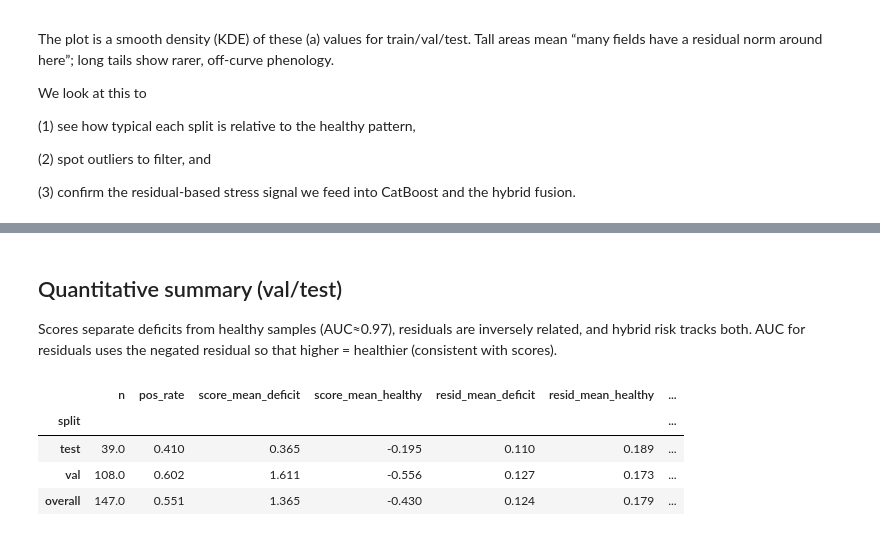
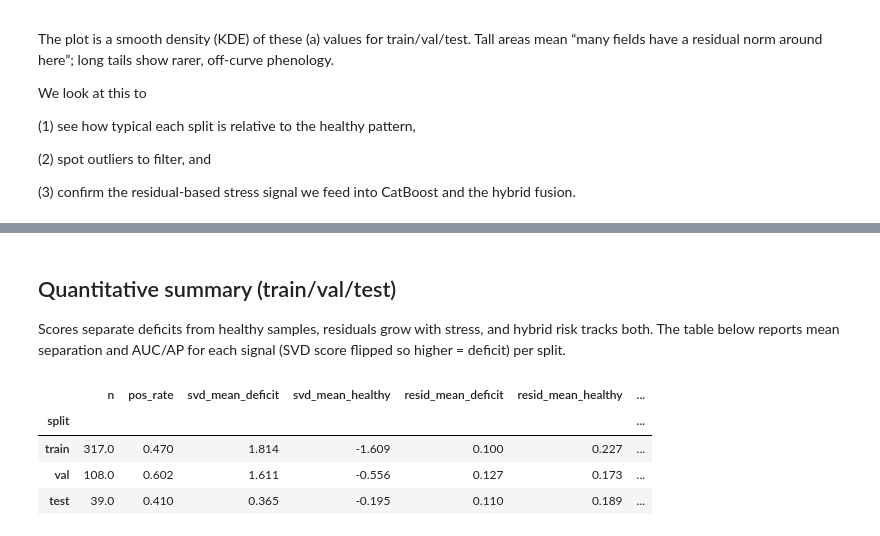
Before and after one commit to hmeyer8/Nitrogen-Deficiency, a Jupyter notebook: notebooks/03_feature_visualization.ipynb, the cells around one changed output, grey strips where cells are left out. Saved outputs shown, nothing was run; the diff lists cells and outputs as text; code cells hidden in the pictures.

```diff
--- a/notebooks/03_feature_visualization.ipynb
+++ b/notebooks/03_feature_visualization.ipynb
@@ -117,38 +166,39 @@ plt.show()
 # %% [markdown]
-## Quantitative summary (val/test)
+## Quantitative summary (train/val/test)
 
-Scores separate deficits from healthy samples (AUC≈0.97), residuals are inversely related, and hybrid risk tracks both. AUC for residuals uses the negated residual so that higher = healthier (consistent with scores).
+Scores separate deficits from healthy samples, residuals grow with stress, and hybrid risk tracks both. The table below reports mean separation and AUC/AP for each signal (SVD score flipped so higher = deficit) per split.
 # %%
-import pandas as pd
 from sklearn.metrics import roc_auc_score, average_precision_score
 
-df = pd.DataFrame({
-    'split': ['train'] * len(y_tr) + ['test'] * len(y_te),
-    'label': np.concatenate([y_tr, y_te]),
-    'svd_score': np.vstack([svd_scores_tr, svd_scores_te])[:, 0],
-    'residual': np.concatenate([res_tr, res_te]),
-    'hybrid_risk': np.concatenate([hybrid_tr, hybrid_te]),
-})
+def safe_auc(y, score):
+    return roc_auc_score(y, score) if y.nunique() > 1 else float('nan')
+
+def safe_ap(y, score):
+    return average_precision_score(y, score) if y.nunique() > 1 else float('nan')
 
 def summarize(group):
     return pd.Series({
         'n': len(group),
         'pos_rate': group['label'].mean(),
-        'score_mean_deficit': group.loc[group.label == 1, 'svd_score'].mean(),
-        'score_mean_healthy': group.loc[group.label == 0, 'svd_score'].mean(),
+        'svd_mean_deficit': group.loc[group.label == 1, 'svd_score'].mean(),
+        'svd_mean_healthy': group.loc[group.label == 0, 'svd_score'].mean(),
         'resid_mean_deficit': group.loc[group.label == 1, 'residual'].mean(),
         'resid_mean_healthy': group.loc[group.label == 0, 'residual'].mean(),
         'hybrid_mean_deficit': group.loc[group.label == 1, 'hybrid_risk'].mean(),
         'hybrid_mean_healthy': group.loc[group.label == 0, 'hybrid_risk'].mean(),
-        'roc_auc': roc_auc_score(group['label'], group['hybrid_risk']) if group.label.nunique()>1 else float('nan'),
-        'avg_precision': average_precision_score(group['label'], group['hybrid_risk']) if group.label.nunique()>1 else float('nan'),
+        'svd_auc(deficit)': safe_auc(group['label'], -group['svd_score']),
+        'svd_ap(deficit)': safe_ap(group['label'], -group['svd_score']),
+        'resid_auc(deficit)': safe_auc(group['label'], group['residual']),
+        'resid_ap(deficit)': safe_ap(group['label'], group['residual']),
+        'hybrid_auc(deficit)': safe_auc(group['label'], group['hybrid_risk']),
+        'hybrid_ap(deficit)': safe_ap(group['label'], group['hybrid_risk']),
     })
 
-summary = df.groupby('split').apply(summarize)
+summary = df_all.groupby('split').apply(summarize).round(3).reindex(splits)
 summary
 # %% [output]
-|  | n | pos_rate | score_mean_deficit | score_mean_healthy | resid_mean_deficit | resid_mean_healthy | ... |
+|  | n | pos_rate | svd_mean_deficit | svd_mean_healthy | resid_mean_deficit | resid_mean_healthy | ... |
 | split |  |  |  |  |  |  | ... |
+| train | 317.0 | 0.470 | 1.814 | -1.609 | 0.100 | 0.227 | ... |
+| val | 108.0 | 0.602 | 1.611 | -0.556 | 0.127 | 0.173 | ... |
 | test | 39.0 | 0.410 | 0.365 | -0.195 | 0.110 | 0.189 | ... |
-| val | 108.0 | 0.602 | 1.611 | -0.556 | 0.127 | 0.173 | ... |
-| overall | 147.0 | 0.551 | 1.365 | -0.430 | 0.124 | 0.179 | ... |
```
Also changed, not shown: parts of 7 cells of this notebook, 2 other files.
